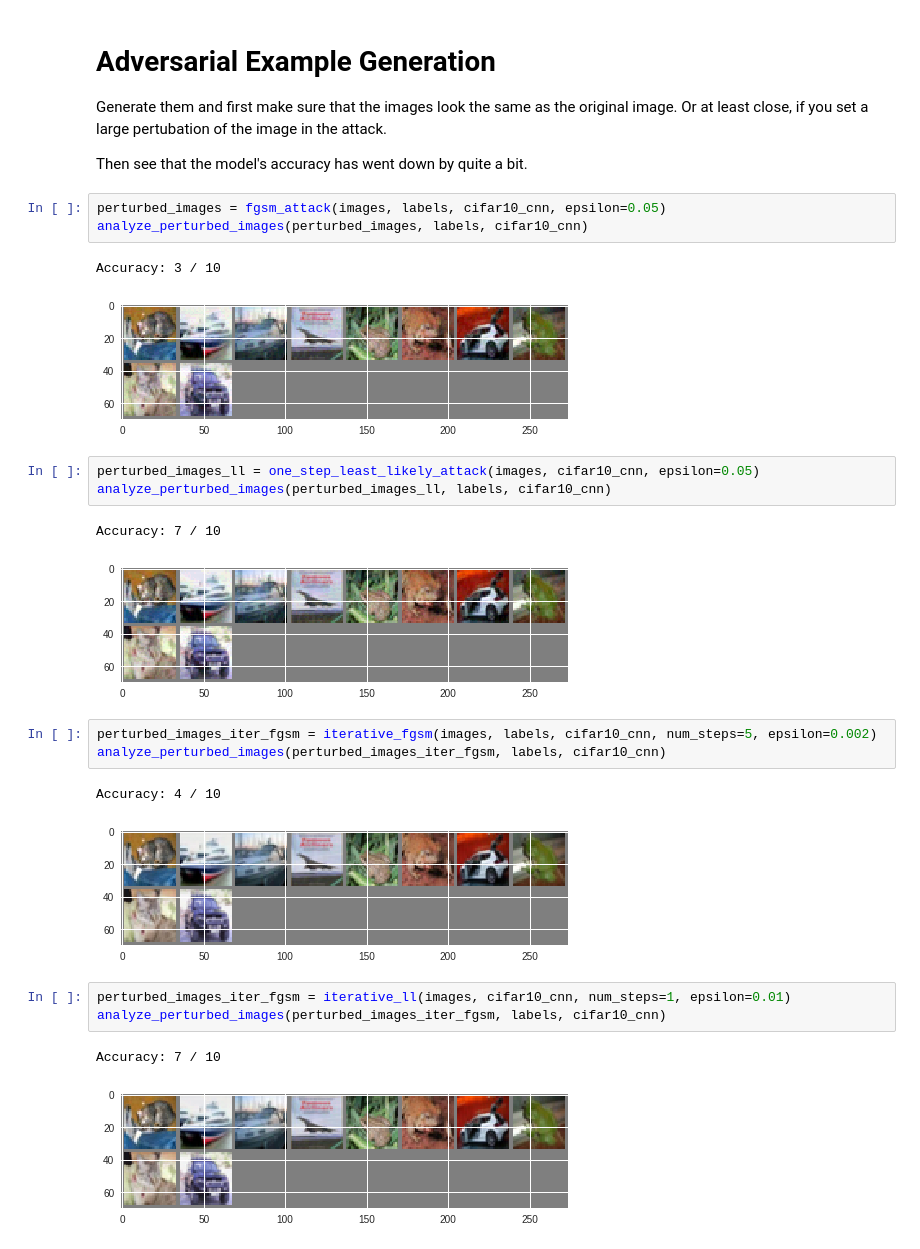
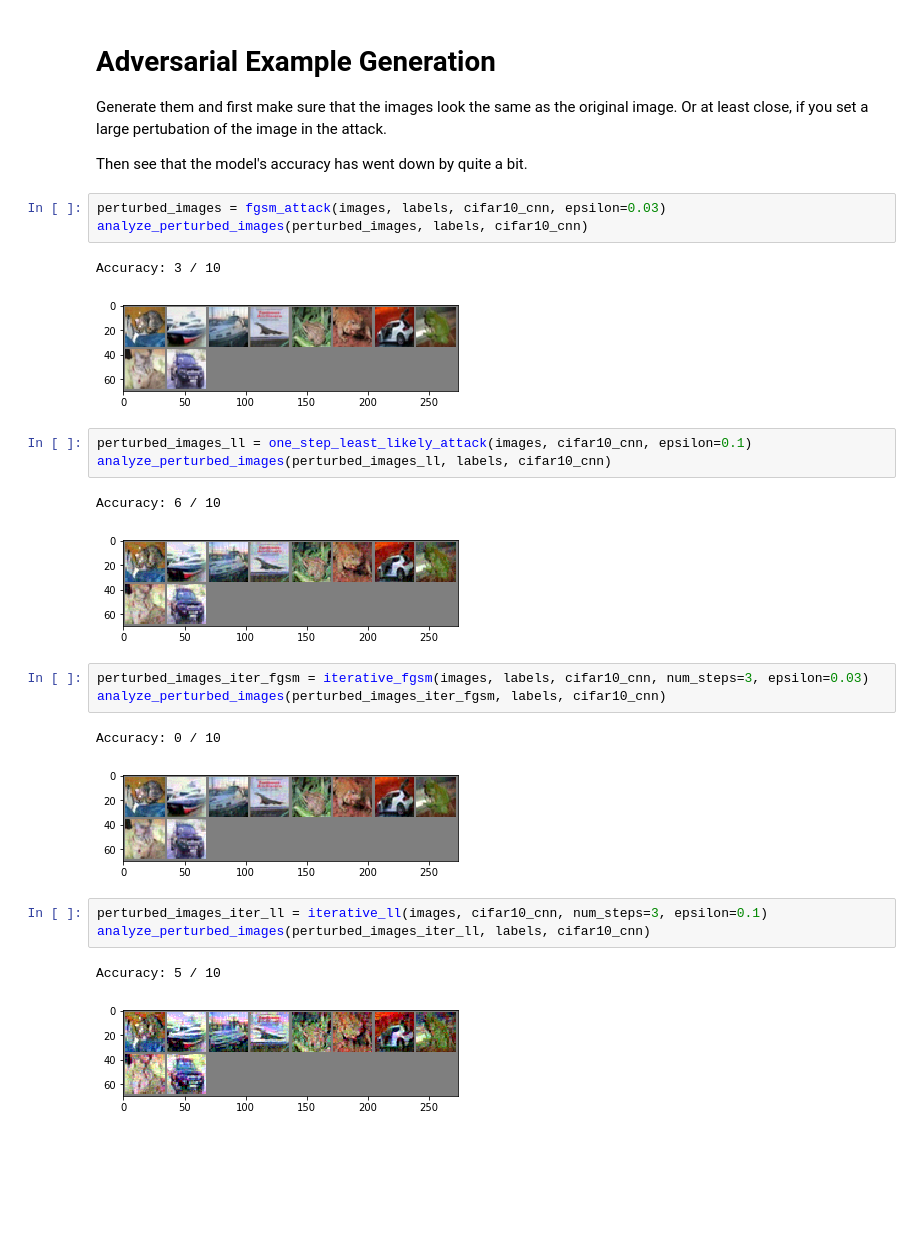
Before and after one commit to dennis-sell/pytorch-fun, a Jupyter notebook: AdversarialML_Scale.ipynb, the cells around one changed output. Drawn from its saved outputs; the diff is of its cells as text; blank space fills up the shorter version.

```diff
--- a/AdversarialML_Scale.ipynb
+++ b/AdversarialML_Scale.ipynb
@@ -179,26 +176,26 @@ Generate them and first make sure that the images look the same as the original
 
 Then see that the model's accuracy has went down by quite a bit.
 # %%
-perturbed_images = fgsm_attack(images, labels, cifar10_cnn, epsilon=0.05)
+perturbed_images = fgsm_attack(images, labels, cifar10_cnn, epsilon=0.03)
 analyze_perturbed_images(perturbed_images, labels, cifar10_cnn)
 # %% [output]
 Accuracy: 3 / 10
-[figure, old version]
+[figure, new version]
 # %%
-perturbed_images_ll = one_step_least_likely_attack(images, cifar10_cnn, epsilon=0.05)
+perturbed_images_ll = one_step_least_likely_attack(images, cifar10_cnn, epsilon=0.1)
 analyze_perturbed_images(perturbed_images_ll, labels, cifar10_cnn)
 # %% [output]
-Accuracy: 7 / 10
+Accuracy: 6 / 10
-[figure, old version]
+[figure, new version]
 # %%
-perturbed_images_iter_fgsm = iterative_fgsm(images, labels, cifar10_cnn, num_steps=5, epsilon=0.002)
+perturbed_images_iter_fgsm = iterative_fgsm(images, labels, cifar10_cnn, num_steps=3, epsilon=0.03)
 analyze_perturbed_images(perturbed_images_iter_fgsm, labels, cifar10_cnn)
 # %% [output]
-Accuracy: 4 / 10
+Accuracy: 0 / 10
-[figure, old version]
+[figure, new version]
 # %%
-perturbed_images_iter_fgsm = iterative_ll(images, cifar10_cnn, num_steps=1, epsilon=0.01)
-analyze_perturbed_images(perturbed_images_iter_fgsm, labels, cifar10_cnn)
+perturbed_images_iter_ll = iterative_ll(images, cifar10_cnn, num_steps=3, epsilon=0.1)
+analyze_perturbed_images(perturbed_images_iter_ll, labels, cifar10_cnn)
 # %% [output]
-Accuracy: 7 / 10
+Accuracy: 5 / 10
-[figure, old version]
+[figure, new version]
```
Also changed, not shown: parts of 4 cells of this notebook.
